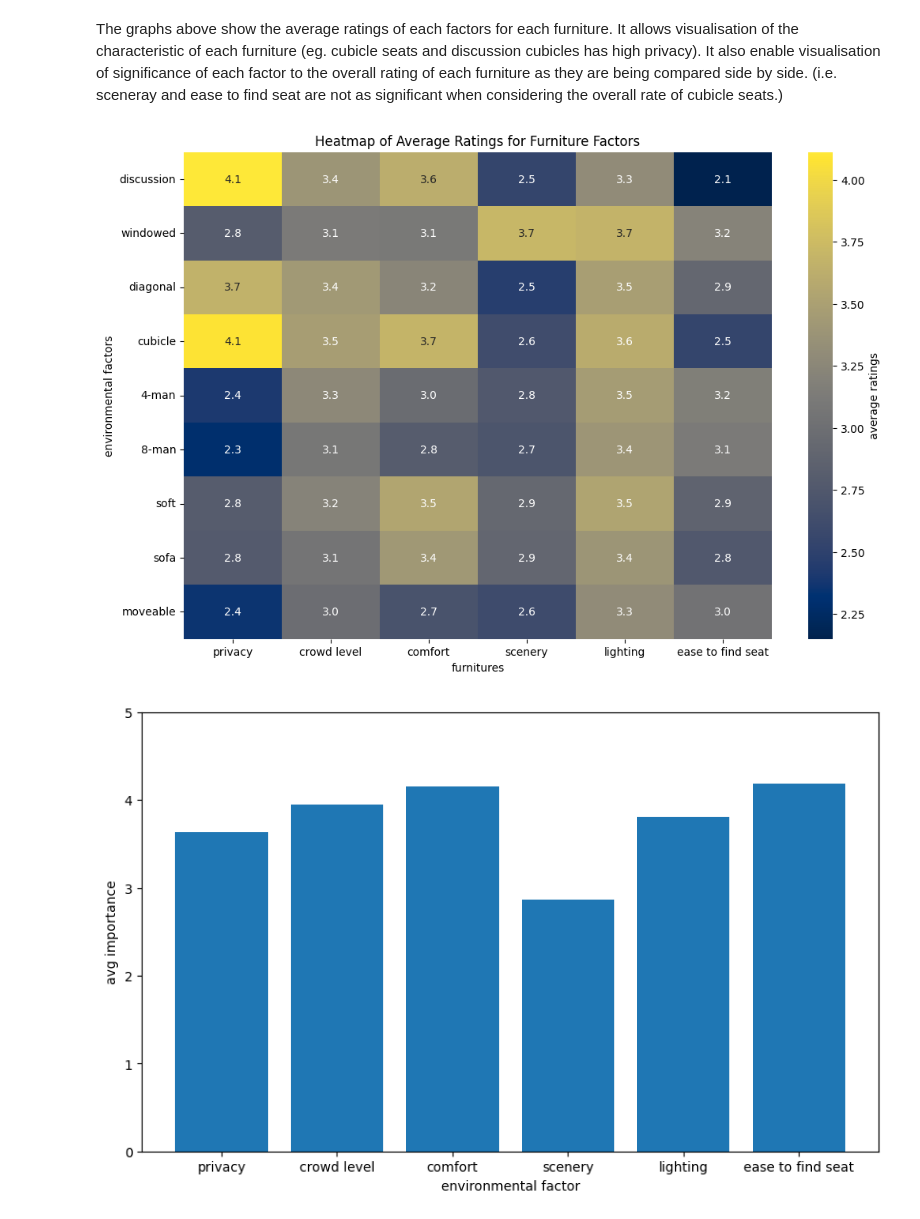
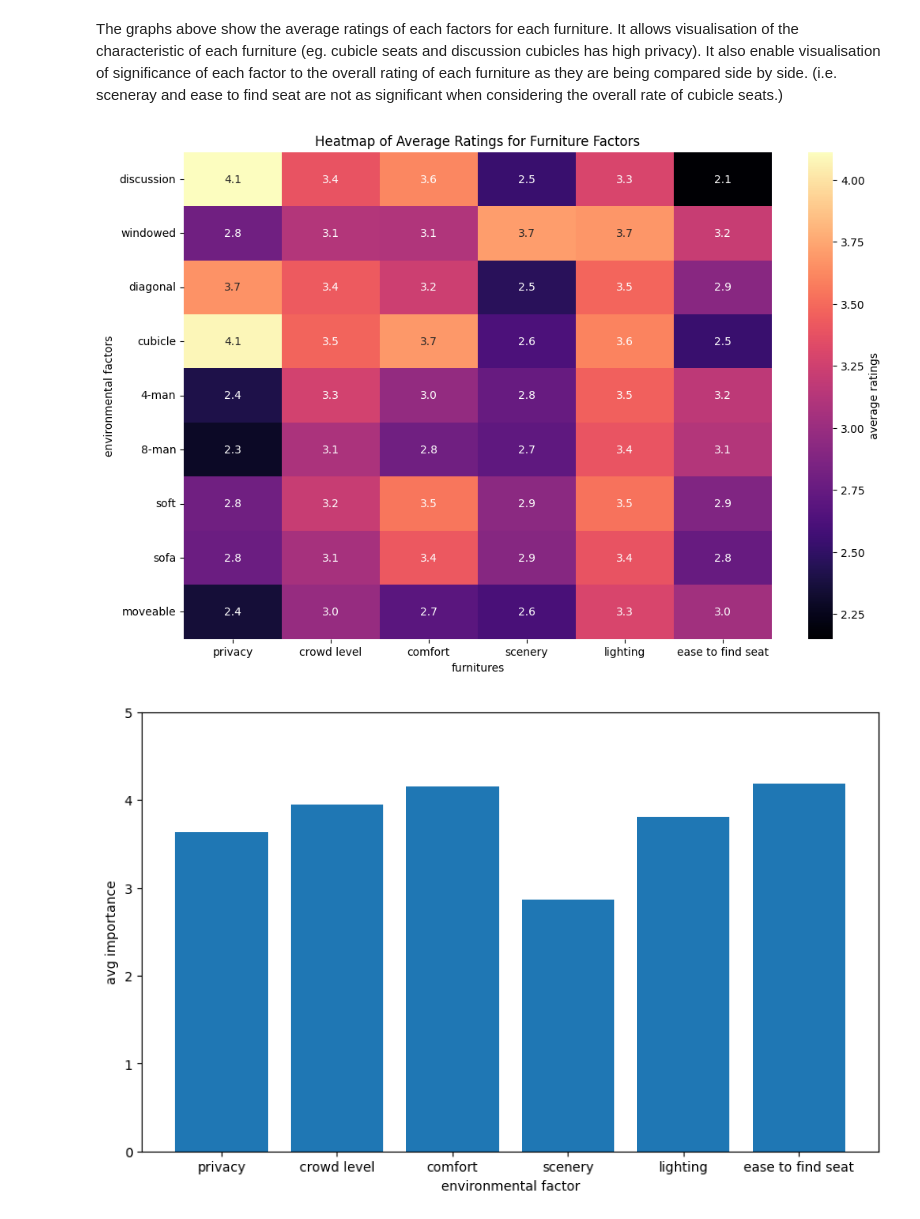
Before and after one commit to chriskbs/DSA3101, a Jupyter notebook: notebooks/survey_preprocessing.ipynb, the cells around one changed output. Drawn from its saved outputs; the diff is of its cells as text; code cells hidden in the pictures.

Commit message:
updated heatmap colours to more contrasting one according to chris' advice

```diff
--- a/notebooks/survey_preprocessing.ipynb
+++ b/notebooks/survey_preprocessing.ipynb
@@ -460,18 +460,18 @@ The graphs above show the average ratings of each factors for each furniture. It
 # %%
 # heatmap of rate of each factor for each furniture
 fur_env_rate = df.filter(regex = '|'.join(['_privacy','_crowd', '_comfort', '_scenery', '_lighting', '_seat_finding']))
 melted = pd.melt(fur_env_rate)
 mean_df = fur_env_rate.mean(skipna=True)
 reshape_array = np.array(mean_df).reshape(9,6)
 df_heatmap = pd.DataFrame(reshape_array, columns = env_factors, index = furnitures)
 plt.figure(figsize=(12, 8))
-sns.heatmap(df_heatmap, cmap='cividis', annot=True, fmt='.1f', cbar_kws={'label': 'average ratings'})
+sns.heatmap(df_heatmap, cmap='magma', annot=True, fmt='.1f', cbar_kws={'label': 'average ratings'})
 plt.xlabel('furnitures')
 plt.ylabel('environmental factors')
 plt.title('Heatmap of Average Ratings for Furniture Factors')
 plt.show()
 # %% [output]
-[figure, old version]
+[figure, new version]
 # %%
 # visualise importance of each environmental component
 
```
